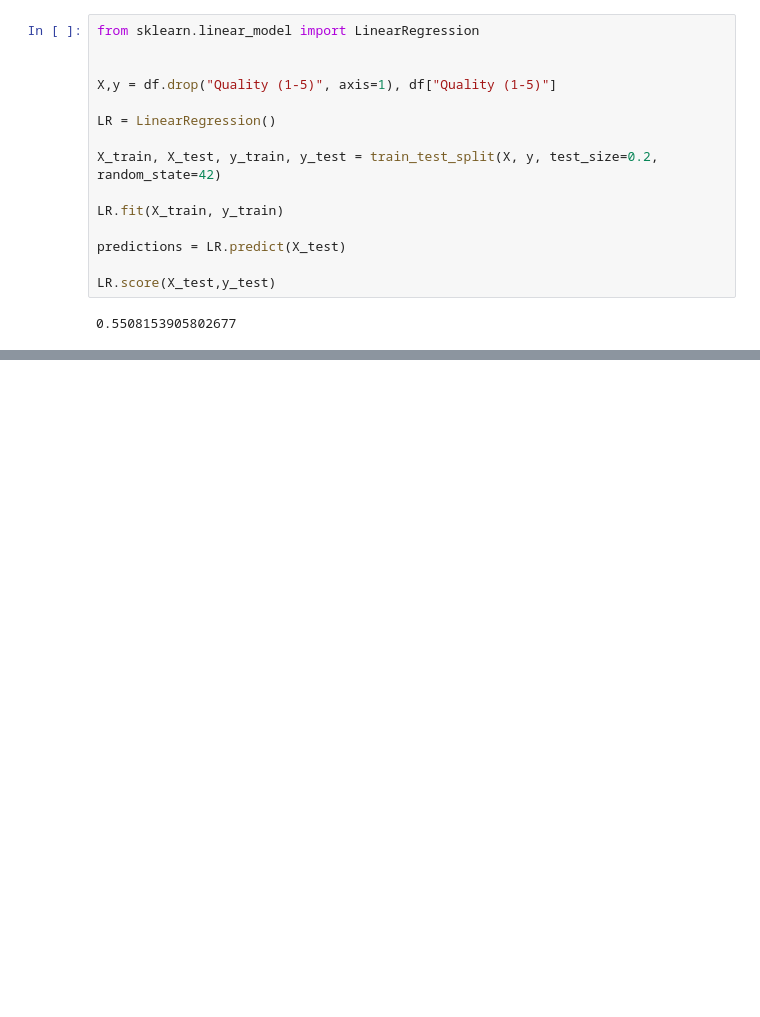
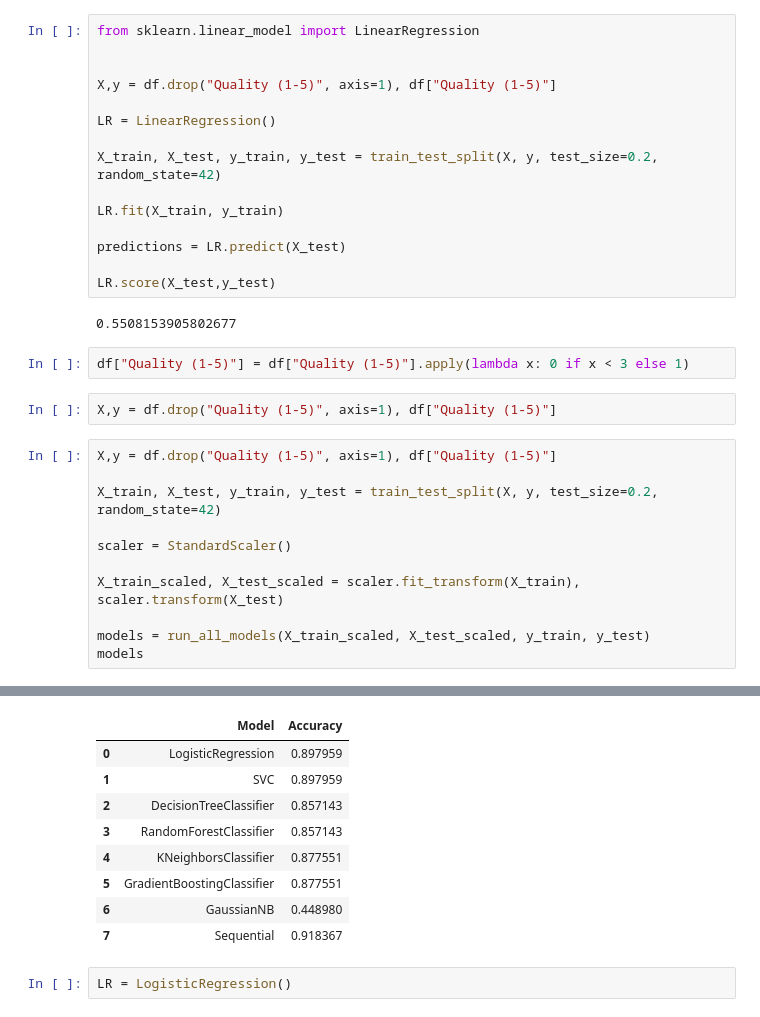
Before and after one commit to MaukanMir/Orange-Quality-Classifier, a Jupyter notebook: training.ipynb, the cells around one changed output, grey strips where cells are left out. Saved outputs shown, nothing was run; the diff lists cells and outputs as text; blank space fills up the shorter version.

Commit message:
Added new models

```diff
--- a/training.ipynb
+++ b/training.ipynb
@@ -269,3 +269,19 @@ predictions = LR.predict(X_test)
 LR.score(X_test,y_test)
 # %% [output]
 0.5508153905802677
+# %%
+df["Quality (1-5)"] = df["Quality (1-5)"].apply(lambda x: 0 if x < 3 else 1)
+# %%
+X,y = df.drop("Quality (1-5)", axis=1), df["Quality (1-5)"]
+# %%
+X,y = df.drop("Quality (1-5)", axis=1), df["Quality (1-5)"]
+
+X_train, X_test, y_train, y_test = train_test_split(X, y, test_size=0.2, random_state=42)
+
+scaler = StandardScaler()
+
+X_train_scaled, X_test_scaled = scaler.fit_transform(X_train), scaler.transform(X_test)
+
+models = run_all_models(X_train_scaled, X_test_scaled, y_train, y_test)
+models
+# %% [output]
@@ -271,0 +291,11 @@ LR.score(X_test,y_test)
+|  | Model | Accuracy |
+| 0 | LogisticRegression | 0.897959 |
+| 1 | SVC | 0.897959 |
+| 2 | DecisionTreeClassifier | 0.857143 |
+| 3 | RandomForestClassifier | 0.857143 |
+| 4 | KNeighborsClassifier | 0.877551 |
+| 5 | GradientBoostingClassifier | 0.877551 |
+| 6 | GaussianNB | 0.448980 |
+| 7 | Sequential | 0.918367 |
+# %%
+LR = LogisticRegression()
```
Also changed, not shown: parts of 1 cell of this notebook.
